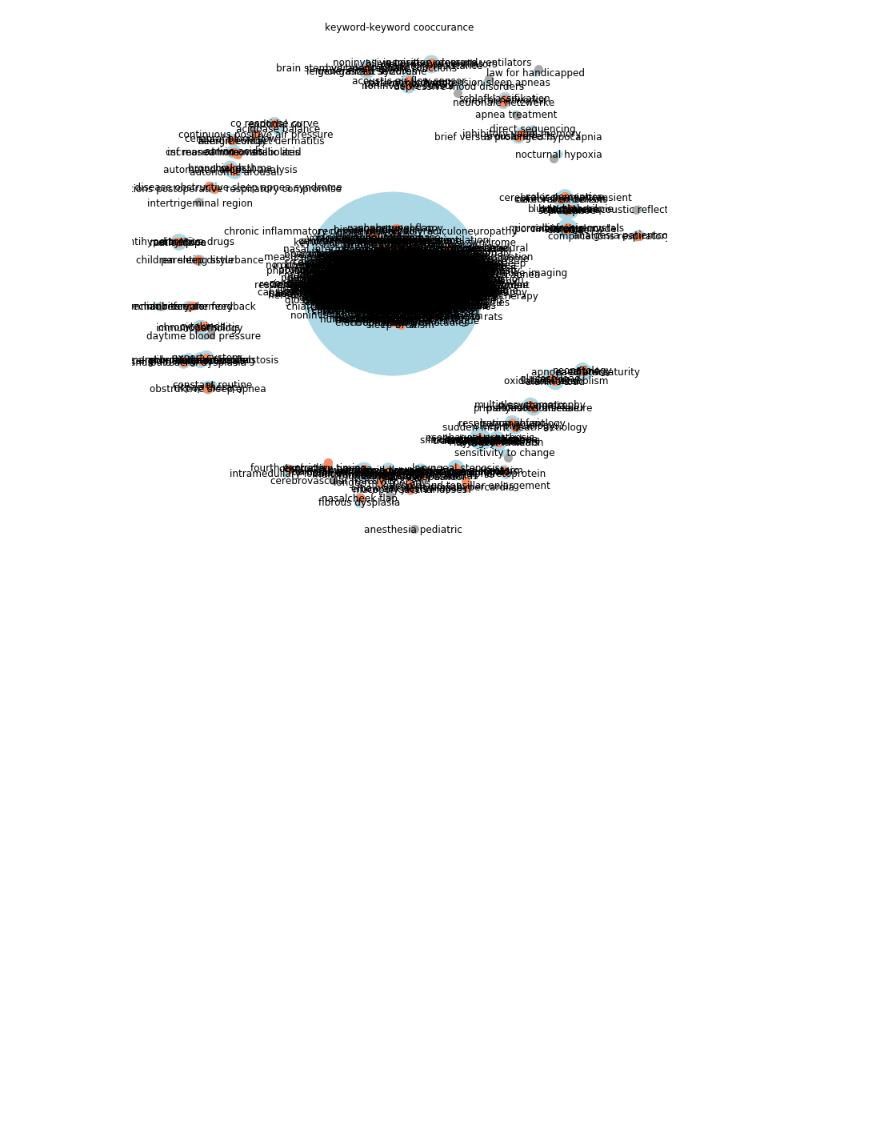
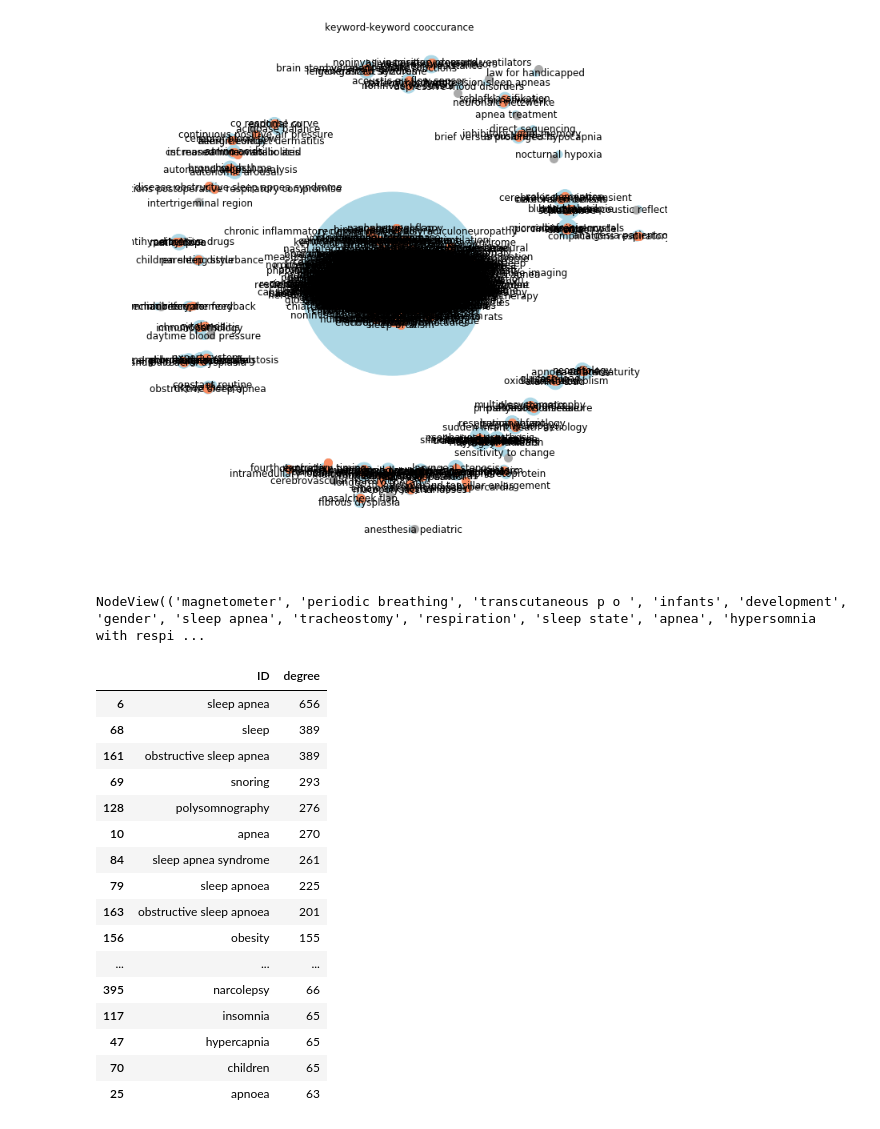
Before and after one commit to ffaisal93/linkPrediction, a Jupyter notebook: visualization_1.ipynb, the cells around one changed output. Cells and saved outputs as stored; diff of their text form; code cells hidden in the pictures; blank space fills up the shorter version.

```diff
--- a/visualization_1.ipynb
+++ b/visualization_1.ipynb
@@ -95,3 +95,29 @@ plt.title("keyword-keyword cooccurance")
 plt.show()
 # %% [output]
 [figure]
+# %%
+G.nodes()
+# %% [output]
+NodeView(('magnetometer', 'periodic breathing', 'transcutaneous p o ', 'infants', 'development', 'gender', 'sleep apnea', 'tracheostomy', 'respiration', 'sleep state', 'apnea', 'hypersomnia with respi ...
+# %%
+degrees = list(nx.degree(G))
+# %%
+pd.DataFrame([list(d) for d in degrees], columns=['ID', 'degree']).sort_values('degree', ascending=False).head(40)
+# %% [output]
+|  | ID | degree |
+| 6 | sleep apnea | 656 |
+| 68 | sleep | 389 |
+| 161 | obstructive sleep apnea | 389 |
+| 69 | snoring | 293 |
+| 128 | polysomnography | 276 |
+| 10 | apnea | 270 |
+| 84 | sleep apnea syndrome | 261 |
+| 79 | sleep apnoea | 225 |
+| 163 | obstructive sleep apnoea | 201 |
+| 156 | obesity | 155 |
+| ... | ... | ... |
+| 395 | narcolepsy | 66 |
+| 117 | insomnia | 65 |
+| 47 | hypercapnia | 65 |
+| 70 | children | 65 |
+| 25 | apnoea | 63 |
```
Also changed, not shown: parts of 5 cells of this notebook, 1 other file.
